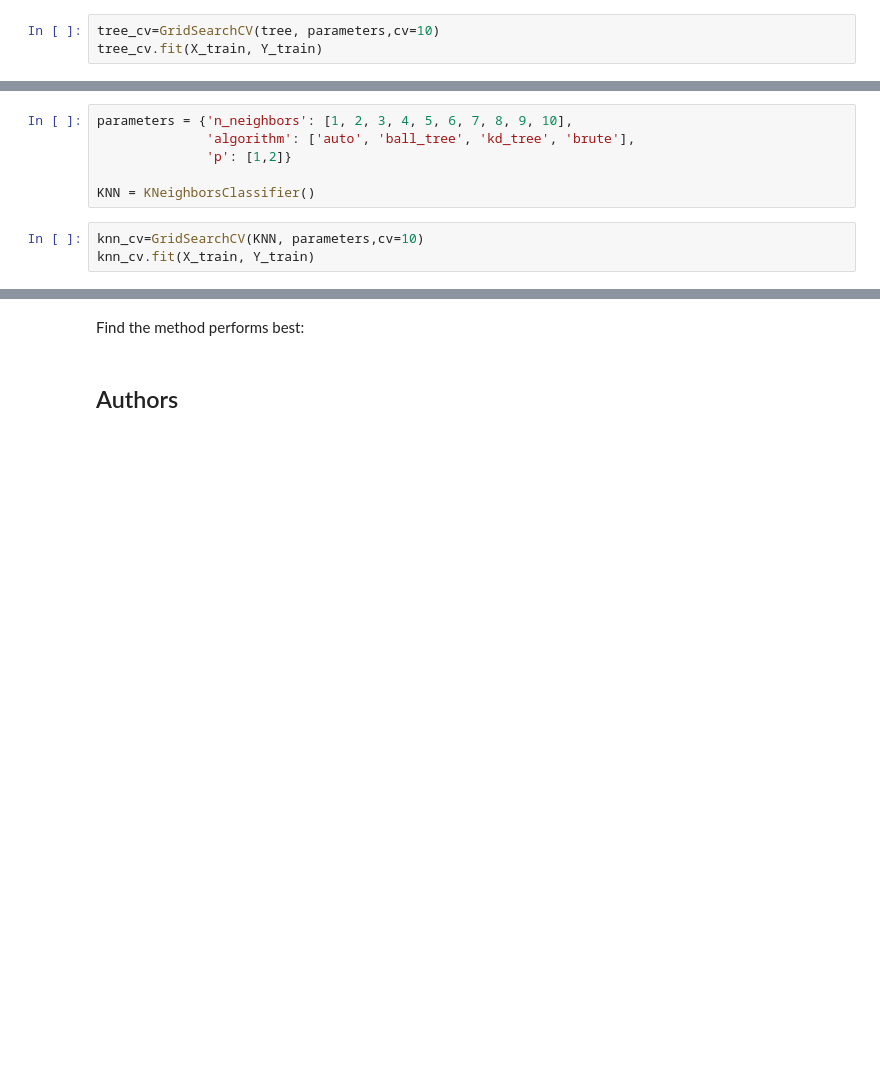
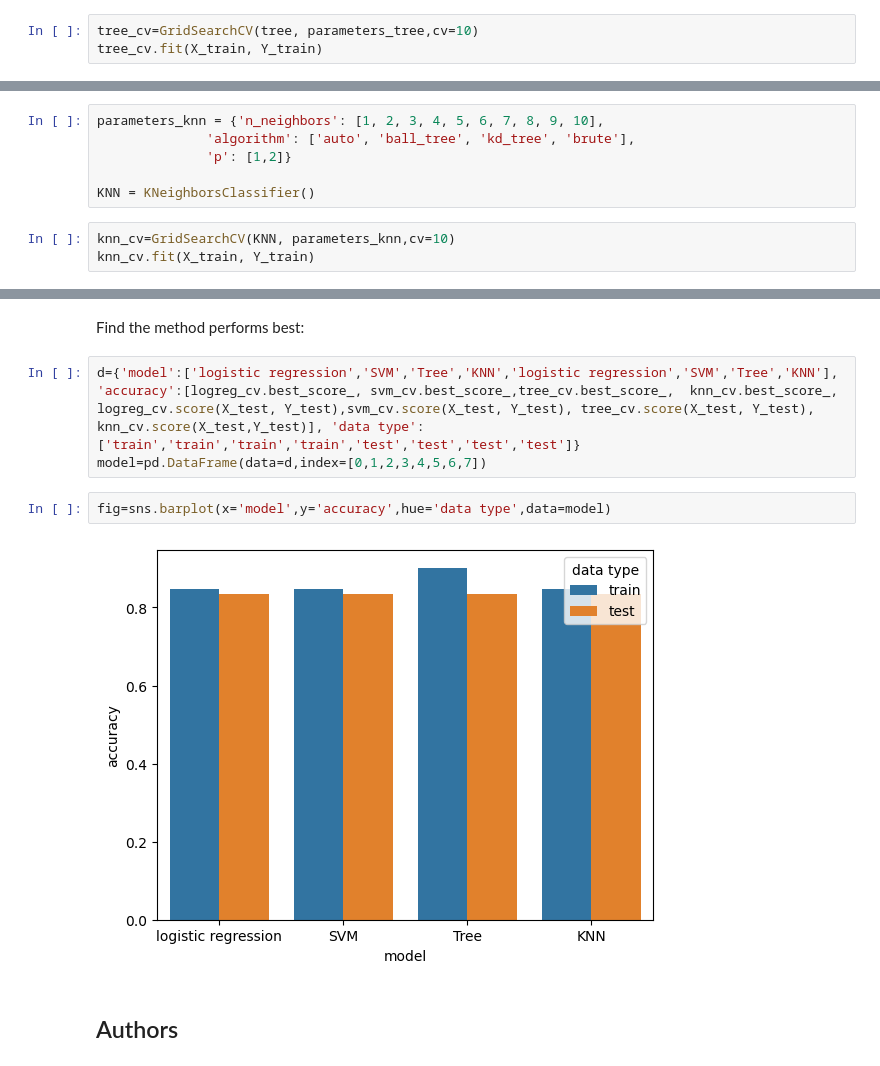
Before and after one commit to samsdiscoera/Applied-Data-Science-Capstone-IBM, a Jupyter notebook: SpaceX_Machine_Learning_Prediction_Part_5.jupyterlite.ipynb, the cells around one changed output, grey strips where cells are left out. Drawn from its saved outputs; the diff is of its cells as text; blank space fills up the shorter version.

```diff
--- a/SpaceX_Machine_Learning_Prediction_Part_5.jupyterlite.ipynb
+++ b/SpaceX_Machine_Learning_Prediction_Part_5.jupyterlite.ipynb
@@ -249,7 +248,7 @@ parameters = {'criterion': ['gini', 'entropy'],
 
 tree = DecisionTreeClassifier()
 # %%
-tree_cv=GridSearchCV(tree, parameters,cv=10)
+tree_cv=GridSearchCV(tree, parameters_tree,cv=10)
 tree_cv.fit(X_train, Y_train)
 # %% [output]
 3240 fits failed out of a total of 6480.
@@ -302,13 +301,13 @@ plot_confusion_matrix(Y_test,yhat)
 # %% [markdown]
 Create a k nearest neighbors object then  create a  <code>GridSearchCV</code> object  <code>knn_cv</code> with cv = 10.  Fit the object to find the best parameters from the dictionary <code>parameters</code>.
 # %%
-parameters = {'n_neighbors': [1, 2, 3, 4, 5, 6, 7, 8, 9, 10],
+parameters_knn = {'n_neighbors': [1, 2, 3, 4, 5, 6, 7, 8, 9, 10],
               'algorithm': ['auto', 'ball_tree', 'kd_tree', 'brute'],
               'p': [1,2]}
 
 KNN = KNeighborsClassifier()
 # %%
-knn_cv=GridSearchCV(KNN, parameters,cv=10)
+knn_cv=GridSearchCV(KNN, parameters_knn,cv=10)
 knn_cv.fit(X_train, Y_train)
 # %% [output]
 GridSearchCV(cv=10, estimator=KNeighborsClassifier(),
@@ -340,6 +337,13 @@ plot_confusion_matrix(Y_test,yhat)
 ## TASK  12
 # %% [markdown]
 Find the method performs best:
+# %%
+d={'model':['logistic regression','SVM','Tree','KNN','logistic regression','SVM','Tree','KNN'], 'accuracy':[logreg_cv.best_score_, svm_cv.best_score_,tree_cv.best_score_,  knn_cv.best_score_, logreg_cv.score(X_test, Y_test),svm_cv.score(X_test, Y_test), tree_cv.score(X_test, Y_test), knn_cv.score(X_test,Y_test)], 'data type':['train','train','train','train','test','test','test','test']}
+model=pd.DataFrame(data=d,index=[0,1,2,3,4,5,6,7])
+# %%
+fig=sns.barplot(x='model',y='accuracy',hue='data type',data=model)
+# %% [output]
+[figure, added]
 # %% [markdown]
 ## Authors
 # %% [markdown]
```
Also changed, not shown: parts of 13 cells of this notebook.
